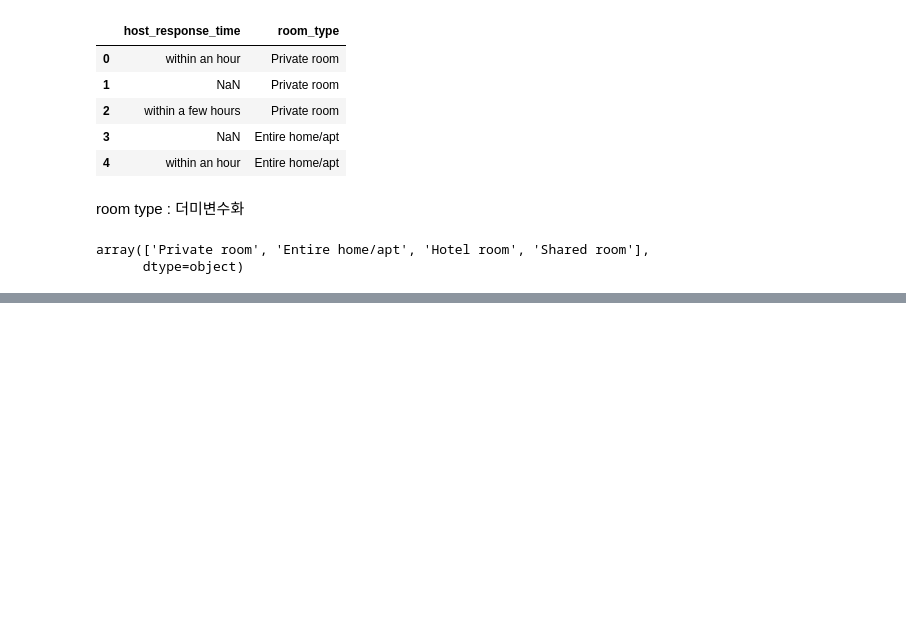
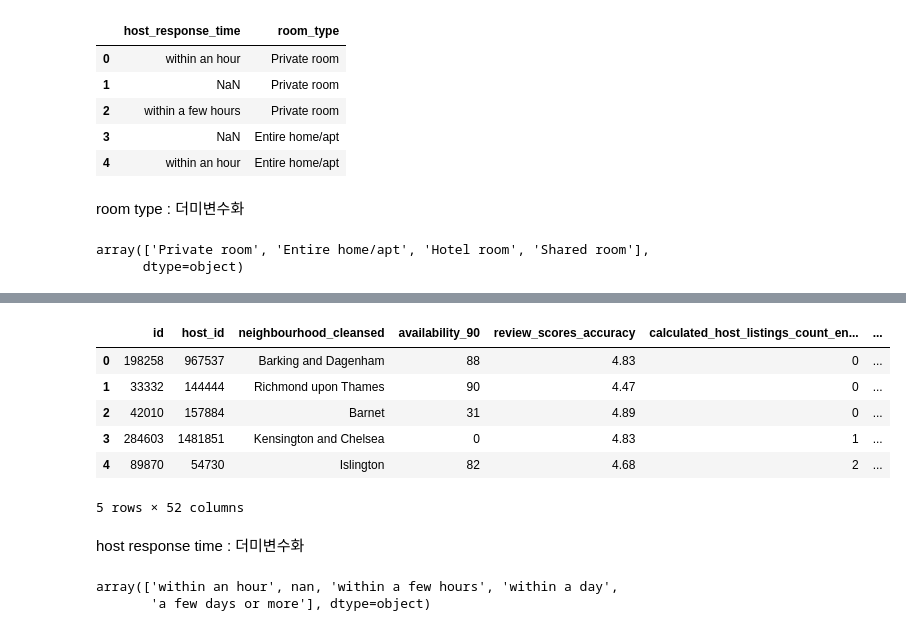
Before and after one commit to HongSeongMo/Airbnb, a Jupyter notebook: learning_plus_training1.ipynb, the cells around one changed output, grey strips where cells are left out. Drawn from its saved outputs; the diff is of its cells as text; code cells hidden in the pictures; blank space fills up the shorter version.

```diff
--- a/learning_plus_training1.ipynb
+++ b/learning_plus_training1.ipynb
@@ -928,0 +893,20 @@ array(['Private room', 'Entire home/apt', 'Hotel room', 'Shared room'],
+# %%
+feature_df = feature_df.drop('room_type', axis=1)
+
+feature_df.head()
+# %% [output]
+|  | id | host_id | neighbourhood_cleansed | availability_90 | review_scores_accuracy | calculated_host_listings_count_en... | ... |
+| 0 | 198258 | 967537 | Barking and Dagenham | 88 | 4.83 | 0 | ... |
+| 1 | 33332 | 144444 | Richmond upon Thames | 90 | 4.47 | 0 | ... |
+| 2 | 42010 | 157884 | Barnet | 31 | 4.89 | 0 | ... |
+| 3 | 284603 | 1481851 | Kensington and Chelsea | 0 | 4.83 | 1 | ... |
+| 4 | 89870 | 54730 | Islington | 82 | 4.68 | 2 | ... |
+5 rows × 52 columns
+# %% [markdown]
+host response time : 더미변수화
+# %%
+# host response time
+feature_df.host_response_time.unique()
+# %% [output]
+array(['within an hour', nan, 'within a few hours', 'within a day',
+       'a few days or more'], dtype=object)
```
Also changed, not shown: parts of 9 cells of this notebook.
